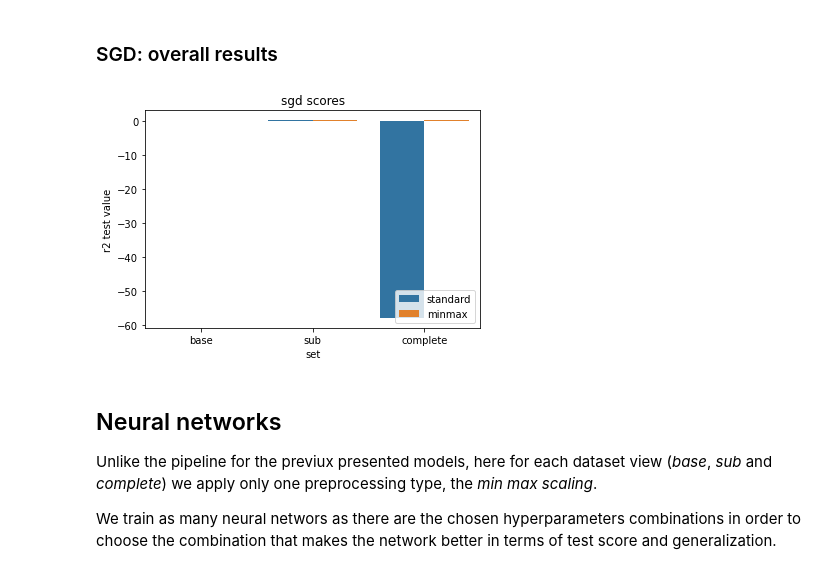
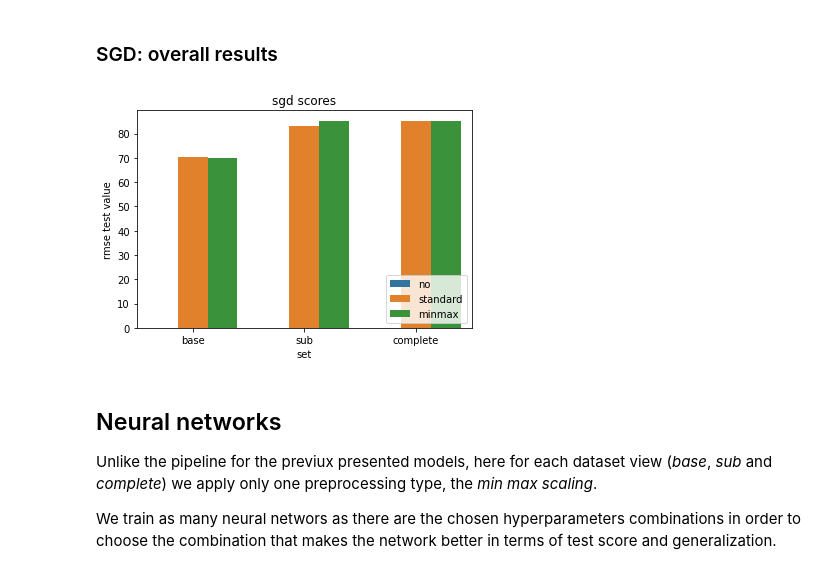
Before and after one commit to burububbu/context-aware-analysis, a Jupyter notebook: noise prediction analysis/models_analysis.ipynb, the cells around one changed output. Drawn from its saved outputs; the diff is of its cells as text; code cells hidden in the pictures.

Commit message:
modified plots

```diff
--- a/noise prediction analysis/models_analysis.ipynb
+++ b/noise prediction analysis/models_analysis.ipynb
@@ -239,12 +250,20 @@ complete_results
 # %% [markdown]
 ### SGD: overall results
 # %%
-sgd_results = base_results.append([sub_results, complete_results])
-sgd_results['model'] = 'sgd'
+# sgd_results = base_results.append([sub_results, complete_results])
+# sgd_results['model'] = 'sgd'
 
-utils.plot_scores(x='set', y='r2_test', hue='preprocessing',  data=sgd_results[sgd_results['preprocessing'] !='no'], title='sgd scores')
+# sgd_results.to_csv('./results/sgd_results.csv')
+
+# utils.plot_scores(x='set', y='r2_test', hue='preprocessing',  data=sgd_results[sgd_results['preprocessing'] !='no'], title='sgd scores')
+
+
+sgd_results = pd.read_csv('./results/sgd_results.csv', index_col=0)
+modified_res = sgd_results.apply(lambda x: 1/x if x.name == 'rmse_test' else x)
+
+utils.plot_scores(x='set', y='rmse_test', hue='preprocessing', data=modified_res, title='sgd scores')
 # %% [output]
-[figure, old version]
+[figure, new version]
 # %% [markdown]
 ## Neural networks
 
```
Also changed, not shown: parts of 15 cells of this notebook.
